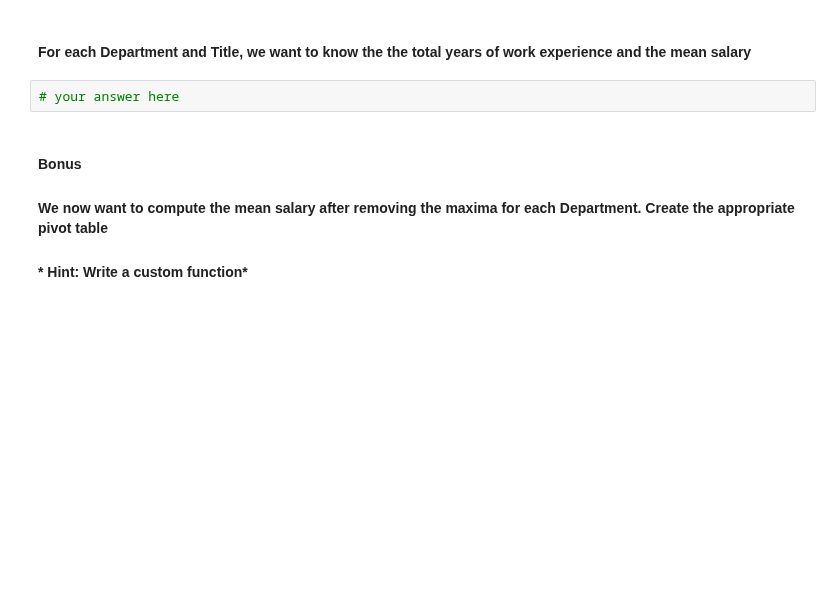
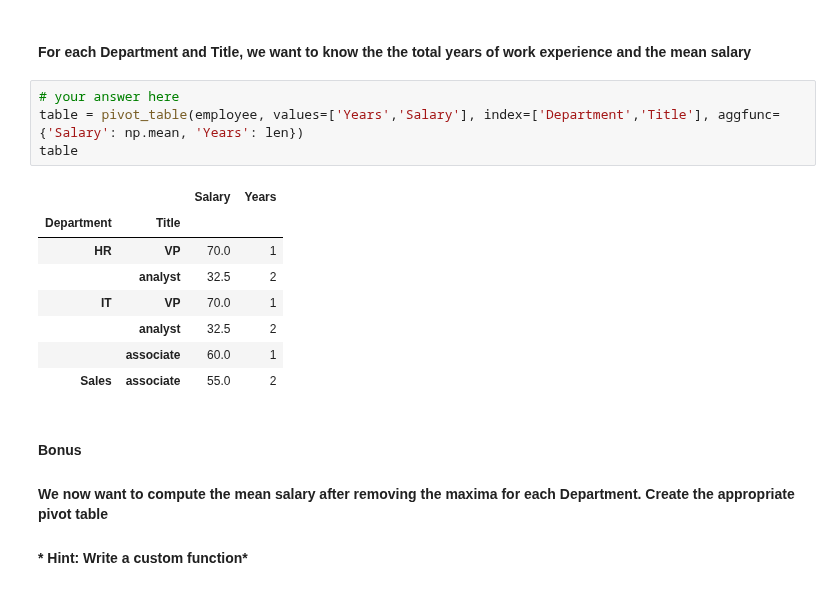
Before and after one commit to davidlafuentem/data-labs, a Jupyter notebook: module-2/lab-pivot-table-and-correlation/your_code/main.ipynb, the cells around one changed output. Cells and saved outputs as stored; diff of their text form; blank space fills up the shorter version.

```diff
--- a/module-2/lab-pivot-table-and-correlation/your_code/main.ipynb
+++ b/module-2/lab-pivot-table-and-correlation/your_code/main.ipynb
@@ -125,7 +150,18 @@ table
 # %% [markdown]
 #### For each Department and Title, we want to know the the total years of work experience and the mean salary
-# %%
-# your answer here
+# %%
+# your answer here
+table = pivot_table(employee, values=['Years','Salary'], index=['Department','Title'], aggfunc={'Salary': np.mean, 'Years': len})
+table
+# %% [output]
+|  |  | Salary | Years |
+| Department | Title |  |  |
+| HR | VP | 70.0 | 1 |
+|  | analyst | 32.5 | 2 |
+| IT | VP | 70.0 | 1 |
+|  | analyst | 32.5 | 2 |
+|  | associate | 60.0 | 1 |
+| Sales | associate | 55.0 | 2 |
 # %% [markdown]
 #### Bonus
 
```
Also changed, not shown: parts of 9 cells of this notebook.
